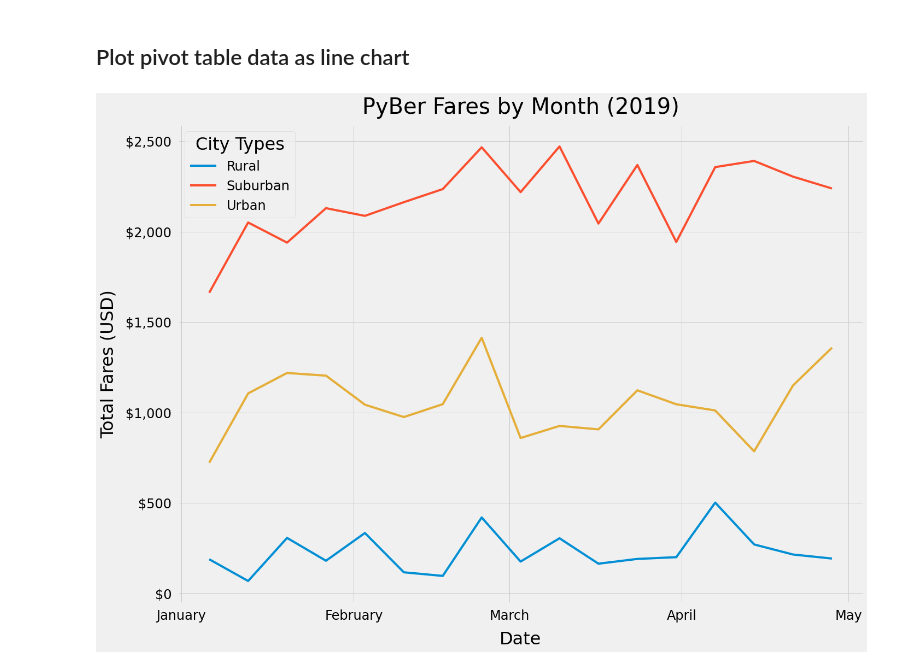
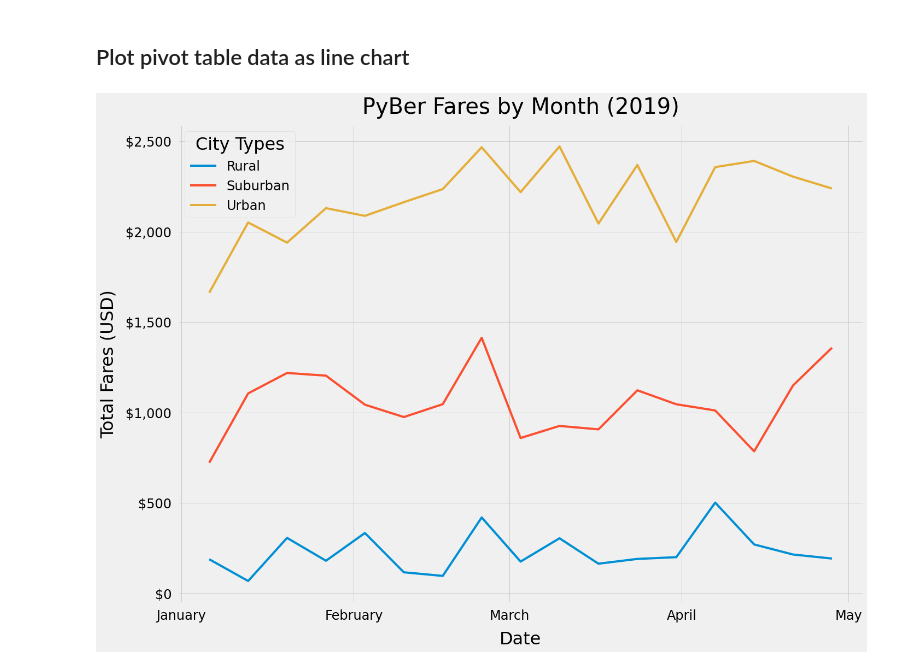
Before and after one commit to colinbrineman/pyber-analysis, a Jupyter notebook: PyBer_Challenge.ipynb, the cells around one changed output. Saved outputs shown, nothing was run; the diff lists cells and outputs as text; code cells hidden in the pictures.

```diff
--- a/PyBer_Challenge.ipynb
+++ b/PyBer_Challenge.ipynb
@@ -222,33 +222,33 @@ from matplotlib import style
 
 # Set style to FiveThirtyEight
 style.use('fivethirtyeight')
 
 # Create plot data variables
 date = pyber_pivot_table.index
 rural = pyber_pivot_table["Rural"]
-suburban = pyber_pivot_table["Urban"]
-urban = pyber_pivot_table["Suburban"]
+suburban = pyber_pivot_table["Suburban"]
+urban = pyber_pivot_table["Urban"]
 
 # Set figure size and define plot data
 fig, ax = plt.subplots(figsize=(20, 15))
 ax.plot(date, rural, label='Rural')
 ax.plot(date, suburban, label='Suburban')
 ax.plot(date, urban, label='Urban')
 
 # Format plot title, axes, and legend
 ax.set_title('PyBer Fares by Month (2019)', fontsize=40, pad=20)
 ax.set_xlabel('Date', fontsize=32, labelpad=16)
 ax.set_ylabel('Total Fares (USD)', fontsize=32, labelpad=16)
 ax.tick_params(axis='both', labelsize=24, pad=12)
 ax.xaxis.set_major_locator(mdates.MonthLocator())
 ax.xaxis.set_major_formatter(mdates.DateFormatter("%B"))
 ax.yaxis.set_major_formatter('${x:,.0f}')
 ax.legend(fontsize=24,loc="upper left",title="City Types").get_title().set_fontsize(32)
 
 # Export plot as png file
 plt.savefig("analysis/PyBer_fare_summary.png",
            dpi=150,
            bbox_inches='tight',
            pad_inches=0.5)
 # %% [output]
-[figure, old version]
+[figure, new version]
```
Also changed, not shown: 3 other files.
